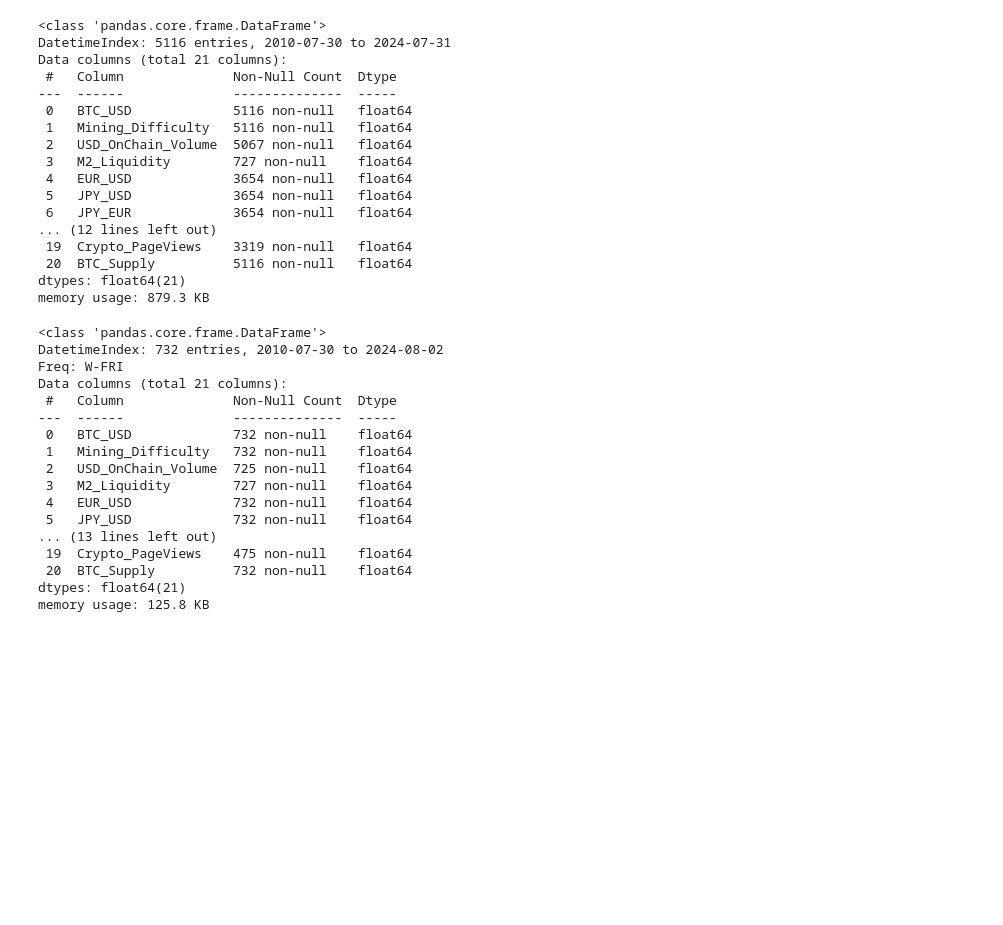
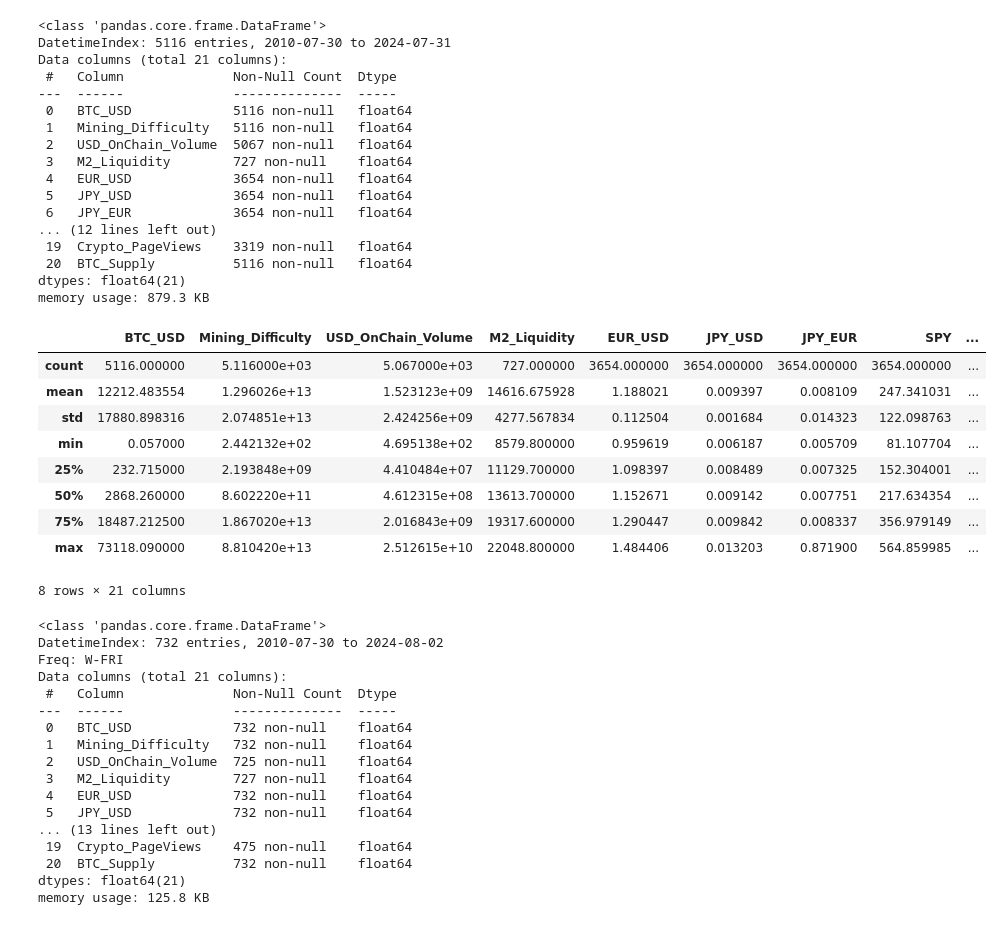
Before and after one commit to notp1ssed/ProjetoFinal-PosGraduacaoEngenhariaFinanceira, a Jupyter notebook: projeto_download_join_data.ipynb, the cells around one changed output. Cells and saved outputs as stored; diff of their text form; code cells hidden in the pictures; blank space fills up the shorter version.

```diff
--- a/projeto_download_join_data.ipynb
+++ b/projeto_download_join_data.ipynb
@@ -397,5 +397,18 @@ Data columns (total 21 columns):
  20  BTC_Supply          5116 non-null   float64
 dtypes: float64(21)
 memory usage: 879.3 KB
+# %%
+opencsv.describe()
+# %% [output]
+|  | BTC_USD | Mining_Difficulty | USD_OnChain_Volume | M2_Liquidity | EUR_USD | JPY_USD | JPY_EUR | SPY | ... |
+| count | 5116.000000 | 5.116000e+03 | 5.067000e+03 | 727.000000 | 3654.000000 | 3654.000000 | 3654.000000 | 3654.000000 | ... |
+| mean | 12212.483554 | 1.296026e+13 | 1.523123e+09 | 14616.675928 | 1.188021 | 0.009397 | 0.008109 | 247.341031 | ... |
+| std | 17880.898316 | 2.074851e+13 | 2.424256e+09 | 4277.567834 | 0.112504 | 0.001684 | 0.014323 | 122.098763 | ... |
+| min | 0.057000 | 2.442132e+02 | 4.695138e+02 | 8579.800000 | 0.959619 | 0.006187 | 0.005709 | 81.107704 | ... |
+| 25% | 232.715000 | 2.193848e+09 | 4.410484e+07 | 11129.700000 | 1.098397 | 0.008489 | 0.007325 | 152.304001 | ... |
+| 50% | 2868.260000 | 8.602220e+11 | 4.612315e+08 | 13613.700000 | 1.152671 | 0.009142 | 0.007751 | 217.634354 | ... |
+| 75% | 18487.212500 | 1.867020e+13 | 2.016843e+09 | 19317.600000 | 1.290447 | 0.009842 | 0.008337 | 356.979149 | ... |
+| max | 73118.090000 | 8.810420e+13 | 2.512615e+10 | 22048.800000 | 1.484406 | 0.013203 | 0.871900 | 564.859985 | ... |
+8 rows × 21 columns
 # %%
 dados_diario = opencsv
```
Also changed, not shown: parts of 3 cells of this notebook.
